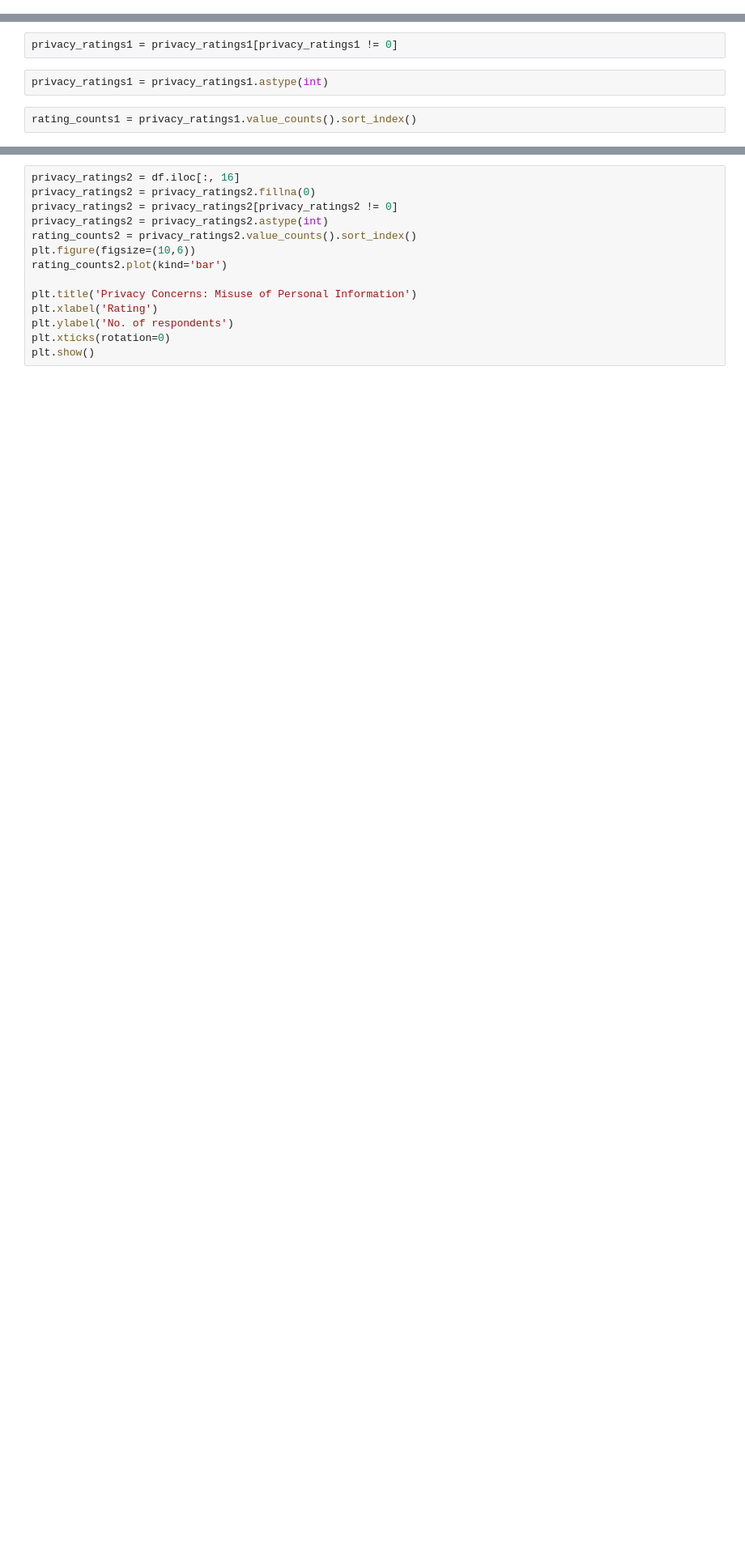
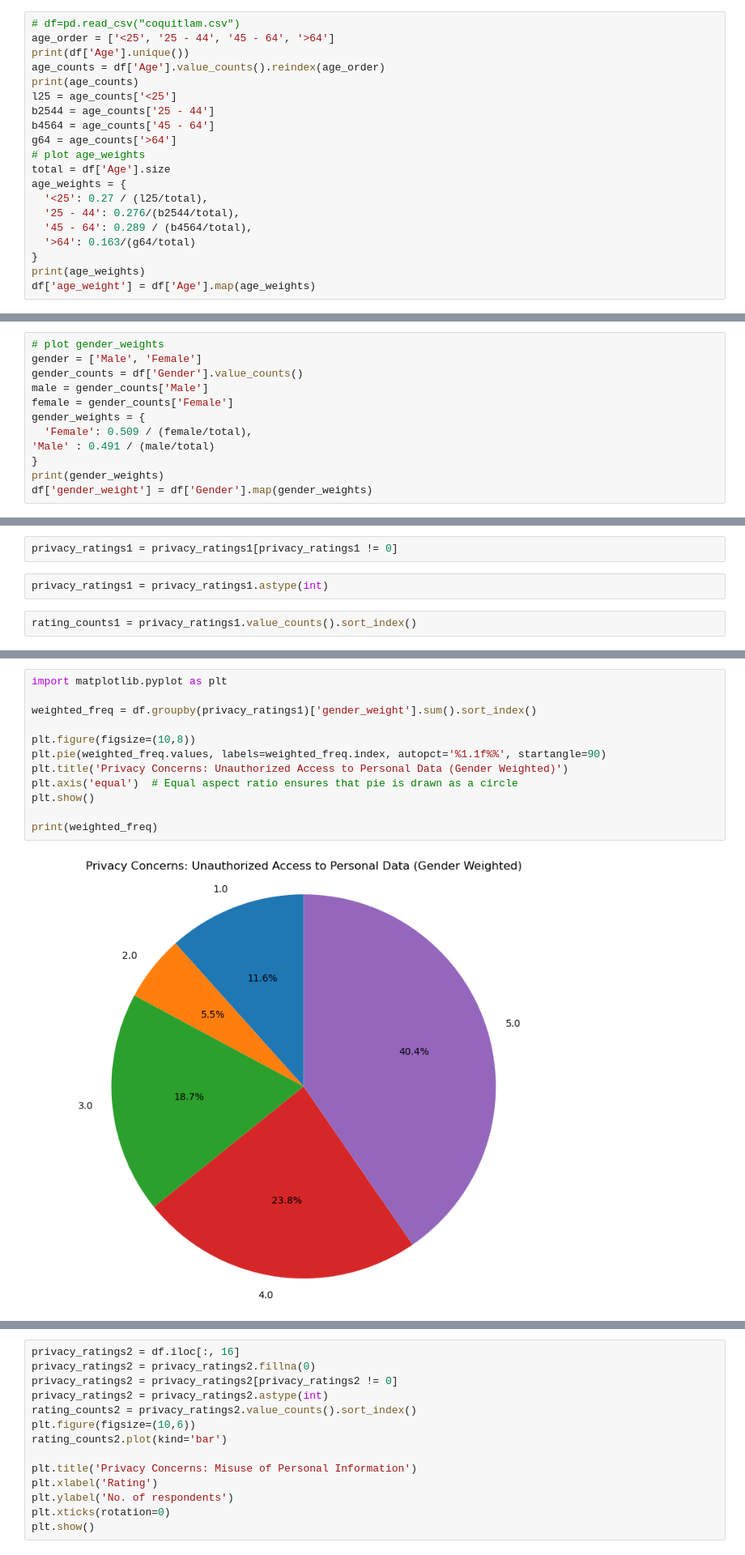
Before and after one commit to doryang1019/Coquitlam_Analyze, a Jupyter notebook: Raymond_Q3_Descriptive.ipynb, the cells around one changed output, grey strips where cells are left out. Shown at 81% size. Saved outputs shown, nothing was run; the diff lists cells and outputs as text; blank space fills up the shorter version.

Commit message:
fix:
add weight and ANOVA

```diff
--- a/Raymond_Q3_Descriptive.ipynb
+++ b/Raymond_Q3_Descriptive.ipynb
@@ -46,3 +49,23 @@ Index(['時間戳記', 'How long have you been a resident of Coquitlam?', 'Age',
        'What improvements would encourage you to use Coquitlam's smart online initiatives \nmore frequently? (Select all that apply) ',
        'Do you have any additional comments or suggestions regarding the use of smart applications in Coquitlam's smart city initiatives?'],
       dtype='object')
+# %%
+# df=pd.read_csv("coquitlam.csv")
+age_order = ['<25', '25 - 44', '45 - 64', '>64']
+print(df['Age'].unique())
+age_counts = df['Age'].value_counts().reindex(age_order)
+print(age_counts)
+l25 = age_counts['<25']
+b2544 = age_counts['25 - 44']
+b4564 = age_counts['45 - 64']
+g64 = age_counts['>64']
+# plot age_weights
+total = df['Age'].size
+age_weights = {
+  '<25': 0.27 / (l25/total),
+  '25 - 44': 0.276/(b2544/total),
+  '45 - 64': 0.289 / (b4564/total),
+  '>64': 0.163/(g64/total)
+}
+print(age_weights)
+df['age_weight'] = df['Age'].map(age_weights)
@@ -48,0 +81,12 @@ Index(['時間戳記', 'How long have you been a resident of Coquitlam?', 'Age',
+# %%
+# plot gender_weights
+gender = ['Male', 'Female']
+gender_counts = df['Gender'].value_counts()
+male = gender_counts['Male']
+female = gender_counts['Female']
+gender_weights = {
+  'Female': 0.509 / (female/total),
+'Male' : 0.491 / (male/total)
+}
+print(gender_weights)
+df['gender_weight'] = df['Gender'].map(gender_weights)
@@ -66,3 +112,17 @@ plt.xticks(rotation=0)
 plt.show()
 # %% [output]
 [figure]
+# %%
+import matplotlib.pyplot as plt
+
+weighted_freq = df.groupby(privacy_ratings1)['gender_weight'].sum().sort_index()
+
+plt.figure(figsize=(10,8))
+plt.pie(weighted_freq.values, labels=weighted_freq.index, autopct='%1.1f%%', startangle=90)
+plt.title('Privacy Concerns: Unauthorized Access to Personal Data (Gender Weighted)')
+plt.axis('equal')  # Equal aspect ratio ensures that pie is drawn as a circle
+plt.show()
+
+print(weighted_freq)
+# %% [output]
+[figure, added]
```
Also changed, not shown: parts of 11 cells of this notebook.
